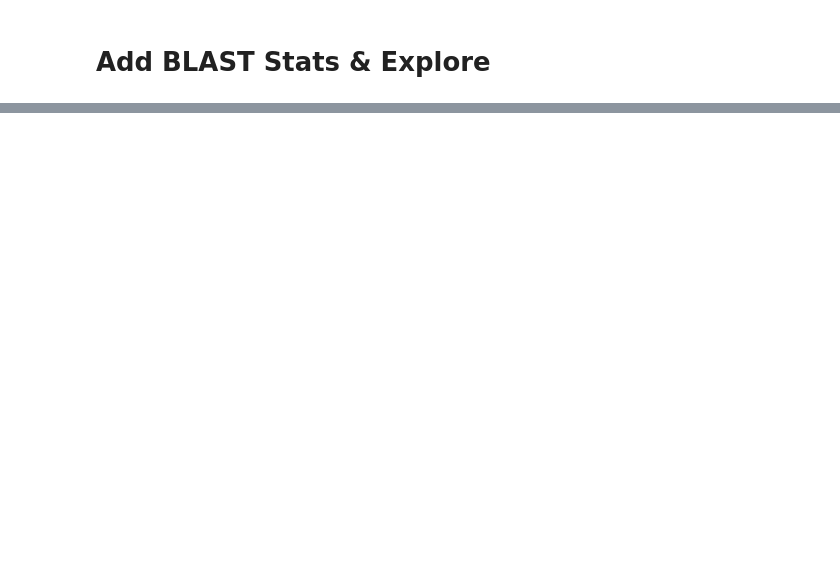
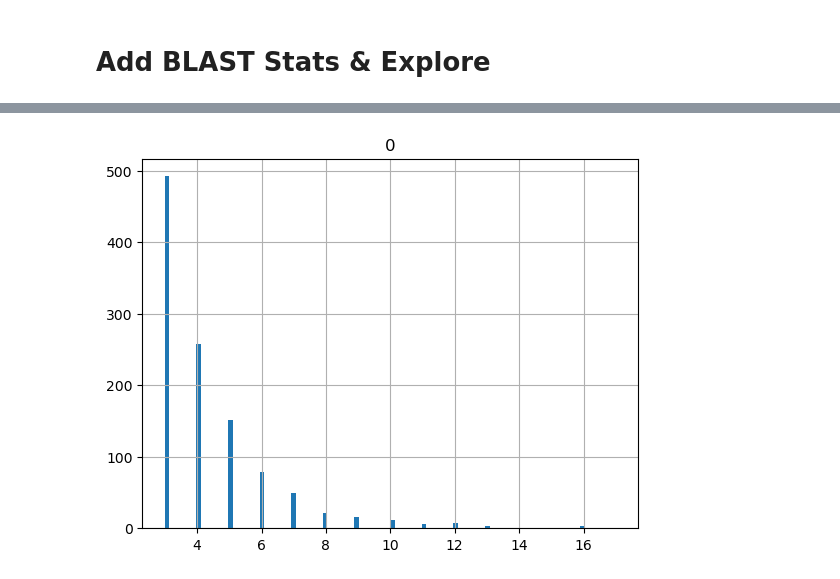
Before and after one commit to dptrsa-300/pss, a Jupyter notebook: explore_tmalign_stats.ipynb, the cells around one changed output, grey strips where cells are left out. Saved outputs shown, nothing was run; the diff lists cells and outputs as text; code cells hidden in the pictures; blank space fills up the shorter version.

```diff
--- a/explore_tmalign_stats.ipynb
+++ b/explore_tmalign_stats.ipynb
@@ -268,15 +291,3 @@ res.sample(5)
 * model_outputs/A1-DBSCAN-DeepFold-all_protein_combos_per_cluster.parquet
 * model_outputs/A2-DBSCAN-SeqVec-all_protein_combos_per_cluster.parquet
 * model_outputs/B1-HDBSCAN-DeepFold-all_protein_combos_per_cluster.parquet
-# %%
-experiments = [['SeqVec', 'DBSCAN'], ['SeqVec', 'HDBSCAN'], ['DeepFold', 'DBSCAN'], ['DeepFold', 'HDBSCAN']]
-
-model_stats = load_model(f'model_outputs/A2-{experiments[0][1]}-{experiments[0][0]}-all_protein_combos_per_cluster.parquet')
-name = f"{experiments[0][0]} + {experiments[0][1]}"
-
-print('Clusters:', len(model_stats.cluster.unique()))
-print('Pairs:', len(model_stats))
-print('Nulls:', len(model_stats[model_stats.rmsd.isna()]))
-print('Noise:', len(model_stats[model_stats.cluster == -1]))
-
-model_stats[['cluster', 'query_protein']].groupby(['cluster']).count().reset_index().sort_values(by=['query_protein'], ascending=False).query_protein.hist();
@@ -367,12 +409,16 @@ pyplot.show();
 # %%
-t = model_stats_expanded[~model_stats_expanded.rmsd.isna() & ~model_stats_expanded.bitscore_mean.isna()][['cluster', 'tmalign_score', 'bitscore_mean', 'rmsd']].groupby(['cluster']).mean().reset_index()
+model_stats_expanded.hit_span_mean = model_stats_expanded.hit_span_mean.fillna(0)
+model_stats_expanded.bitscore_mean = model_stats_expanded.bitscore_mean.fillna(0)
+model_stats_expanded.evalue_mean = model_stats_expanded.evalue_mean.fillna(0)
+
+t = model_stats_expanded[~model_stats_expanded.rmsd.isna()][['cluster', 'tmalign_score', 'bitscore_mean', 'rmsd']].groupby(['cluster']).mean().reset_index()
 z = t[t.bitscore_mean > 50]
 z = z[z.tmalign_score > 0.5]
 z = z[z.rmsd < 3.]
 print(name.upper())
 print(f'Percent clusters in S4 Zone intersect S2 Zone:', round(len(z) / len(t), 4))
-tmp = model_stats_expanded[~model_stats_expanded.rmsd.isna() & ~model_stats_expanded.bitscore_mean.isna()]
+tmp = model_stats_expanded[~model_stats_expanded.rmsd.isna()]
 print(f'Percent protein pairs in S4 Zone intersect S2 Zone:', round(len(tmp[tmp.cluster.isin(z.cluster.unique())]) / len(tmp), 4))
-print('Noise Ratio:', round(len(model_stats_expanded[model_stats_expanded.cluster == -1]) / len(model_stats_expanded[~model_stats_expanded.tmalign_score.isna()]), 4))
+print('Noise Ratio:', round(len(model_stats_expanded[model_stats_expanded.cluster == -1]) / len(model_stats_expanded[~model_stats_expanded.tmalign_score.isna()]), 4), '(should be 0; noise pre-trimmed)')
 print('TM-Align score coverage:', round(len(model_stats_expanded[~model_stats_expanded.rmsd.isna()]) / len(model_stats_expanded), 4))
 # %% [output]
@@ -402,0 +535,15 @@ TM-Align score coverage: 0.6489
+# %%
+def preview_results():
+    experiments = ['DeepFold-UnMasked-NoLowConf_OPTICS_gridsearch']
+
+    gs_results = pd.DataFrame(None, columns = ['metric', 'min_samples', 'proteins', 'runtime', 'noise', 'clusters_no_noise', 'silhouette_no_noise', 'cluster_sizes_no_noise', 'experiment', 'noise_ratio'])
+    for exp in experiments:
+        t = pd.read_parquet(exp + '.parquet')
+        t['experiment'] = exp
+        t['noise_ratio'] = round(t.noise / t.proteins, 2)
+        gs_results = gs_results.append(t)
+
+    return gs_results.sort_values(by=['clusters_no_noise', 'silhouette_no_noise'], ascending=False)
+
+t = preview_results()
+t
@@ -402,0 +561,4 @@ TM-Align score coverage: 0.6489
+# %%
+pd.DataFrame(t.iloc[2].cluster_sizes_no_noise).hist(bins=100);
+# %% [output]
+[figure, added]
```
Also changed, not shown: parts of 24 cells of this notebook, 4 other files.
